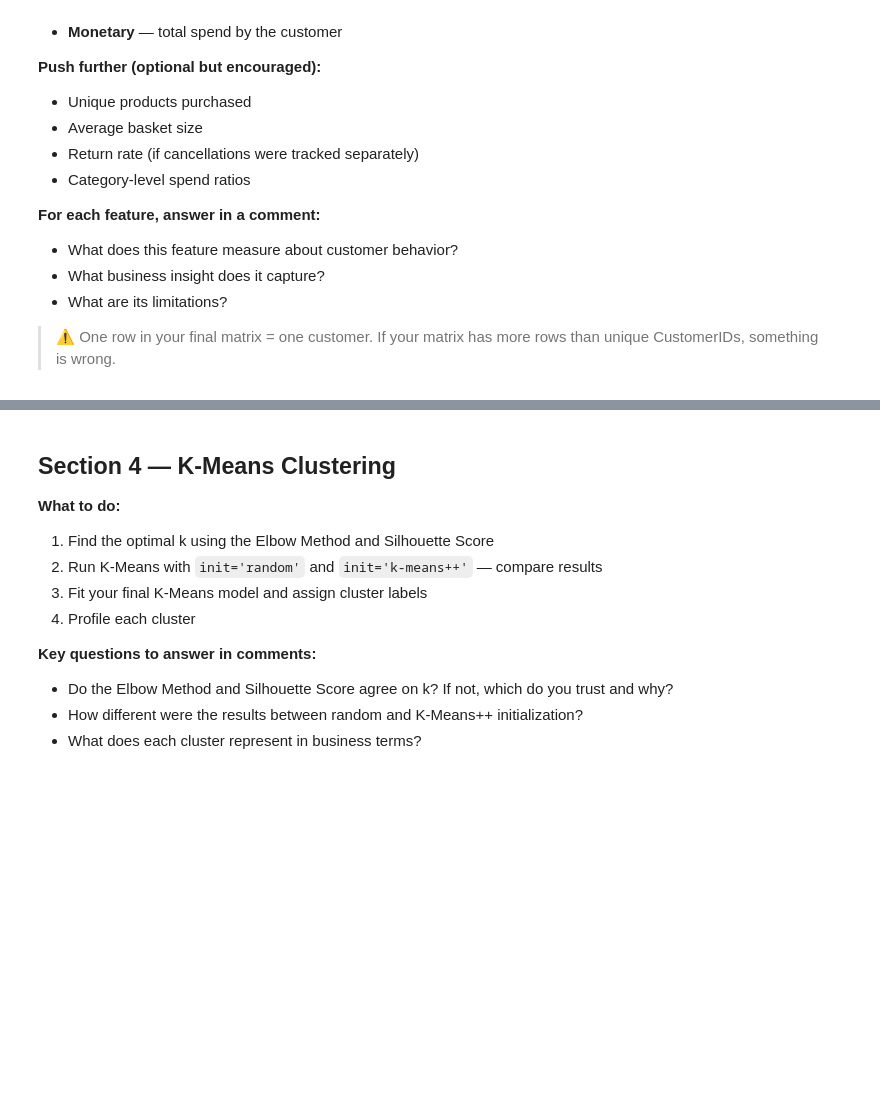
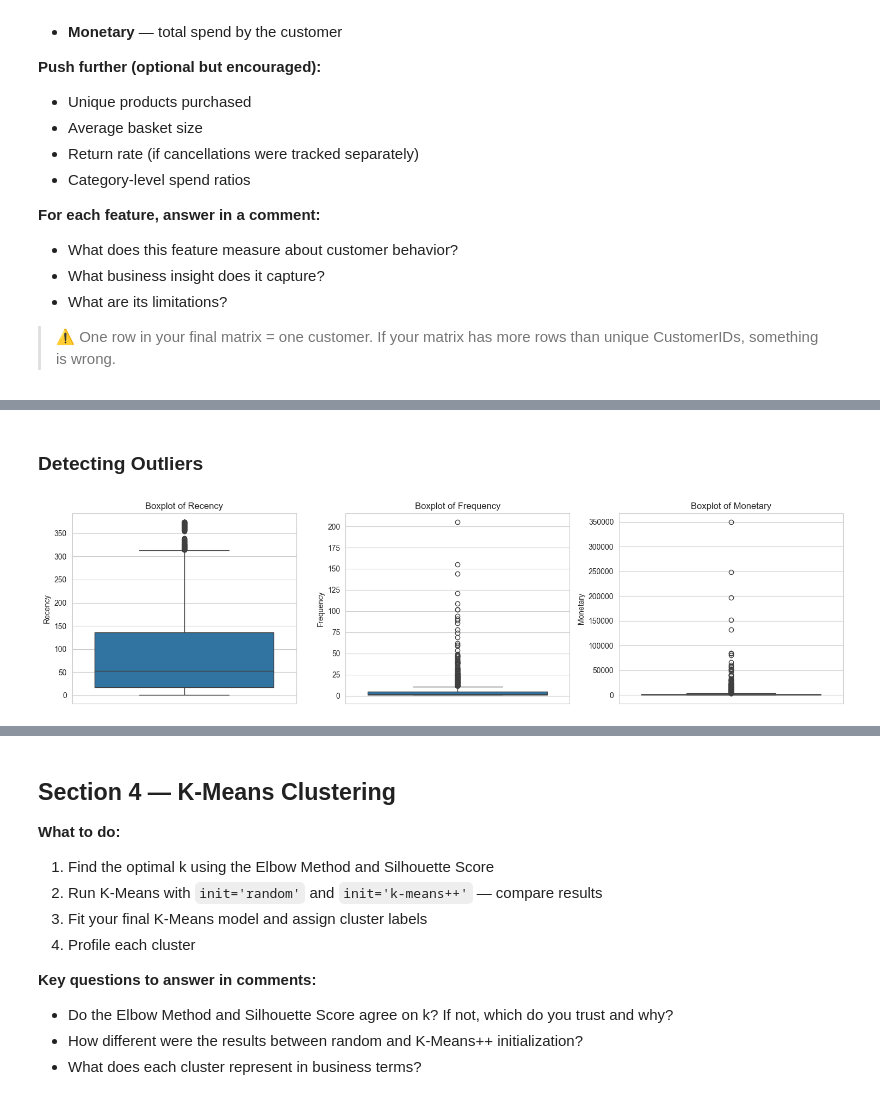
Before and after one commit to CodexAarogya/Fusemachines-Assignments, a Jupyter notebook: week-7/Assignment/Week_7_Clustering_Assignment.ipynb, the cells around one changed output, grey strips where cells are left out. Saved outputs shown, nothing was run; the diff lists cells and outputs as text; code cells hidden in the pictures; blank space fills up the shorter version.

Commit message:
Completed outlier distribution plot

```diff
--- a/week-7/Assignment/Week_7_Clustering_Assignment.ipynb
+++ b/week-7/Assignment/Week_7_Clustering_Assignment.ipynb
@@ -273,0 +314,9 @@ This is the hardest section. There is no template for what features to build —
+# %%
+# ── Recency ──────────────────────────────────────────────────────────────────
+# Days since last purchase per customer
+
+Recency = pd.DataFrame({
+    "Recency" : (reference_date - grouped_InvoiceDate['max_invoice_date']).dt.days
+    })
+
+Recency.head()
@@ -273,0 +333,7 @@ This is the hardest section. There is no template for what features to build —
+# %%
+# Number of unique invoices per customer (Frequency)
+Frequency = pd.DataFrame({
+    "Frequency": df_clean.groupby('Customer ID')['Invoice'].nunique()
+})
+
+Frequency.head()
@@ -273,0 +350,8 @@ This is the hardest section. There is no template for what features to build —
+# %%
+# ── Monetary ─────────────────────────────────────────────────────────────────
+# Total spend per customer
+Monetary = pd.DataFrame({
+    "Monetary": df_clean.groupby('Customer ID')['Total_price'].sum()
+})
+
+Monetary.head()
@@ -274 +368,7 @@ This is the hardest section. There is no template for what features to build —
+# %%
+# ── Combine into customer matrix ─────────────────────────────────────────────
+# customer_df should have columns: CustomerID, Recency, Frequency, Monetary
+# (+ any extra features you engineered)
+
+customer_df = pd.merge(Recency, Frequency, how="inner", on="Customer ID").merge(Monetary, how="inner", on="Customer ID")
 # %%
@@ -305,3 +392,18 @@ SyntaxError: unterminated string literal (detected at line 26) (777315182.py, li
+# %% [markdown]
+### Detecting Outliers
+# %%
+# Boxplots for RFM features
+fig, axes = plt.subplots(1, 3, figsize=(15, 4))
+
+for ax, feat in zip(axes, ['Recency', 'Frequency', 'Monetary']):
+    sns.boxplot(y=customer_df[feat], ax=ax)
+    ax.set_title(f'Boxplot of {feat}')
+    ax.set_xlabel('')
+
+plt.tight_layout()
+plt.show()
+# %% [output]
+[figure, added]
 # %%
 # ── Distribution Plots ───────────────────────────────────────────────────────
 # Plot the distribution of each feature BEFORE handling outliers
```
Also changed, not shown: parts of 24 cells of this notebook.
